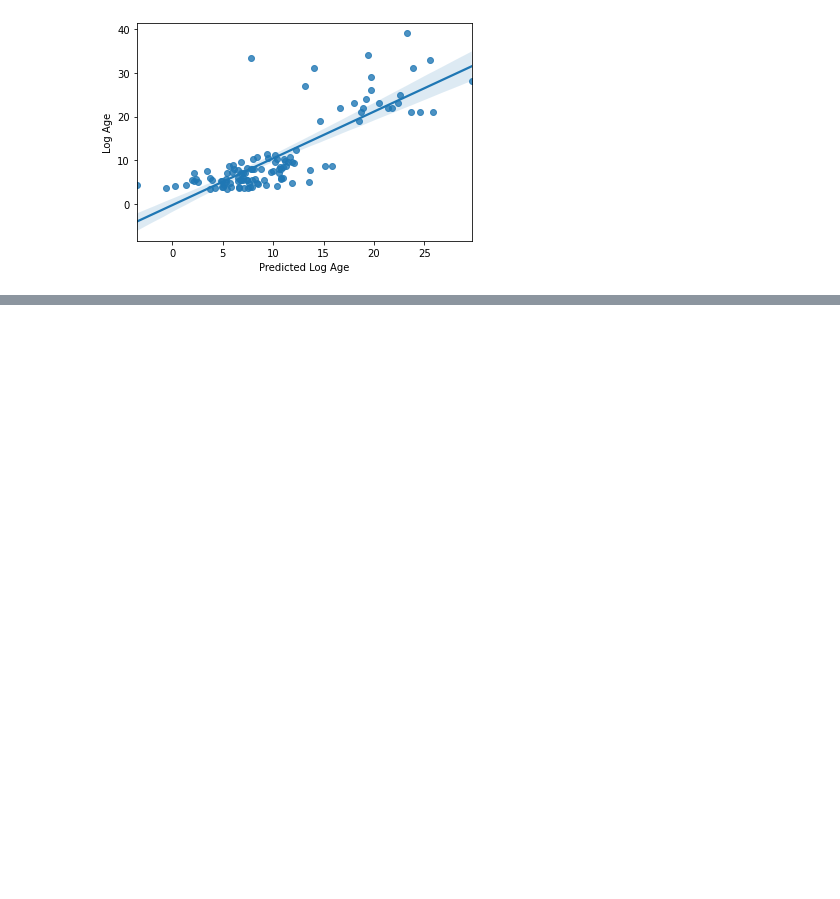
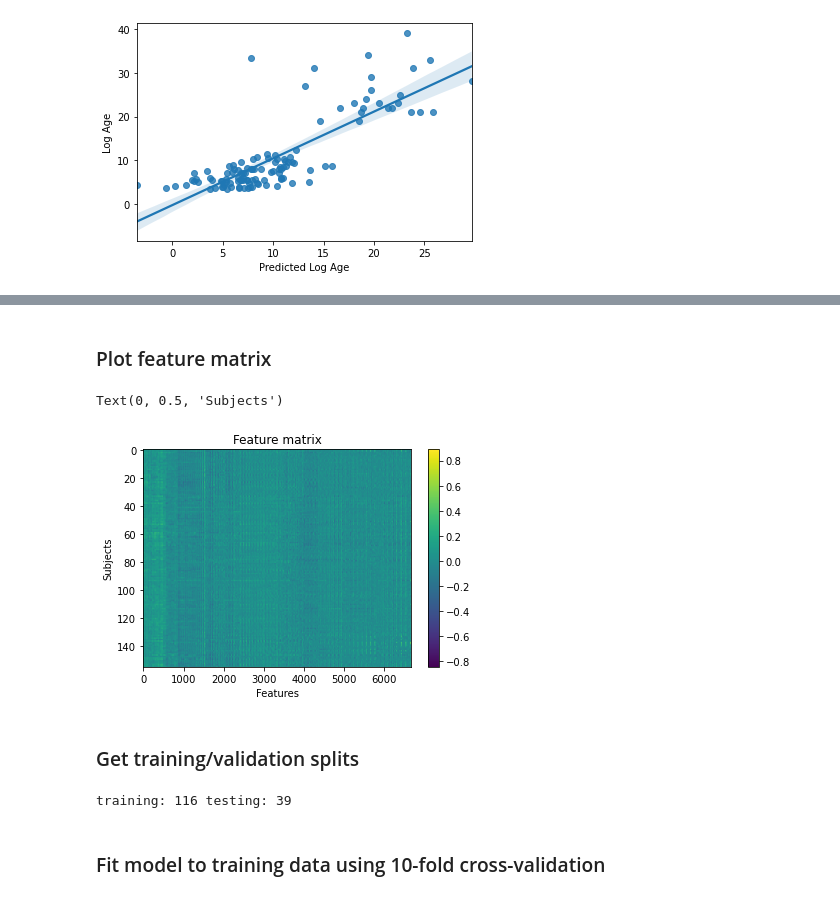
Before and after one commit to brainhack-school2020/stephaniealley_bhs2020_project, a Jupyter notebook: Command_Files/rs-fMRI_age_prediction.ipynb, the cells around one changed output, grey strips where cells are left out. Saved outputs shown, nothing was run; the diff lists cells and outputs as text; code cells hidden in the pictures; blank space fills up the shorter version.

```diff
--- a/Command_Files/rs-fMRI_age_prediction.ipynb
+++ b/Command_Files/rs-fMRI_age_prediction.ipynb
@@ -344,0 +441,21 @@ Text(0, 0.5, 'Log Age')
+# %%
+# Initialize correlation measure for SVR model
+# Set to vectorize
+correlation_measure = ConnectivityMeasure(kind='correlation', vectorize=True, # Set to vectorize
+                                         discard_diagonal=True)               # Discard diagonal
+
+all_features = [] # Empty list for containing all features (correlations)
+
+# Extract signal based on labels defined by atlas
+for i,sub in enumerate(data.func):
+    # Extract timeseries from each ROI in atlas
+    time_series = masker.fit_transform(sub, confounds=data.confounds[i])
+    # Create region x region correlation matrix
+    correlation_matrix = correlation_measure.fit_transform([time_series])[0]
+    # Add correlation matrix to feature container
+    all_features.append(correlation_matrix)
+    # Track progress
+    print('finished %s of %s'%(i+1,len(data.func)))
+
+# Convert feature list to numpy array
+X_features = np.array(all_features)
@@ -344,0 +480,53 @@ Text(0, 0.5, 'Log Age')
+# %% [markdown]
+### Plot feature matrix
+# %%
+plt.imshow(X_features, aspect='auto')
+plt.colorbar()
+plt.title('Feature matrix')
+plt.xlabel('Features')
+plt.ylabel('Subjects')
+# %% [output]
+Text(0, 0.5, 'Subjects')
+[figure, added]
+# %% [markdown]
+### Get training/validation splits
+# %%
+# Split sample to training/validation with a 75/25 ratio
+# Stratify by age class, shuffle data
+
+n_val = 10
+
+X_train_container = []
+X_val_container = []
+y_train_container = []
+y_val_container = []
+
+for i in range(n_val):
+    X_train, X_val, y_train, y_val = train_test_split(
+                                                    X_features, # x
+                                                    y_age, # y
+                                                    test_size = 0.25, # 75%/25% split
+                                                    shuffle = True, # Shuffle dataset
+                                                                    # before splitting
+                                                    stratify = age_class,  # keep
+                                                                           # distribution
+                                                                           # of ageclass
+                                                                           # consistent
+                                                                           # betw. train
+                                                                           # & test sets.
+                                                    #random_state = 123 # same shuffle each
+                                                                       # time
+                                                                       )
+
+    X_train_container.append(X_train)
+    X_val_container.append(X_val)
+    y_train_container.append(y_train)
+    y_val_container.append(y_val)
+
+# Print size of our training and test groups
+print('training:', len(X_train),
+     'testing:', len(X_val))
+# %% [output]
+training: 116 testing: 39
+# %% [markdown]
+### Fit model to training data using 10-fold cross-validation
```
Also changed, not shown: parts of 19 cells of this notebook, 17 other files.
